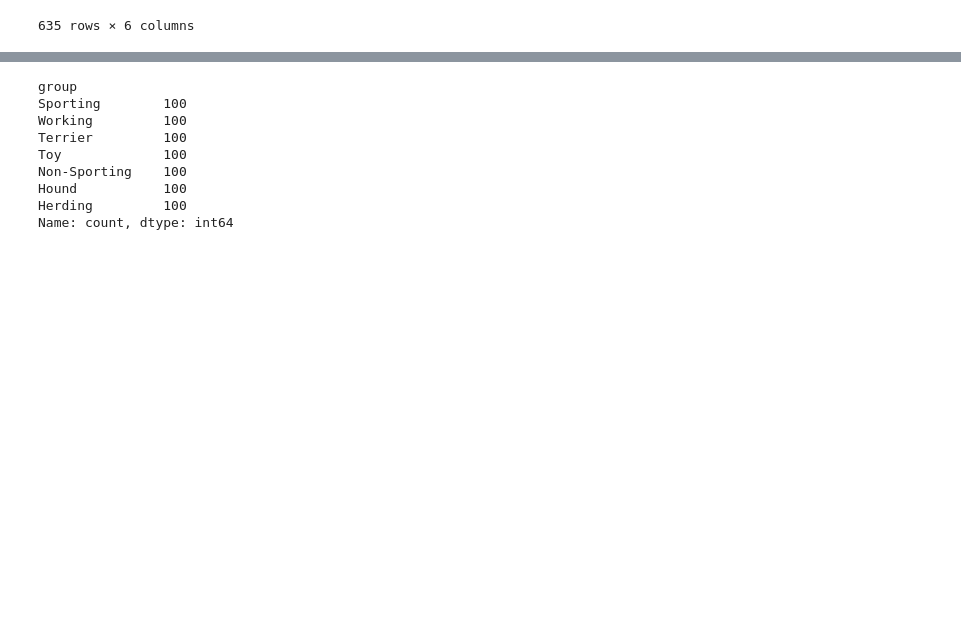
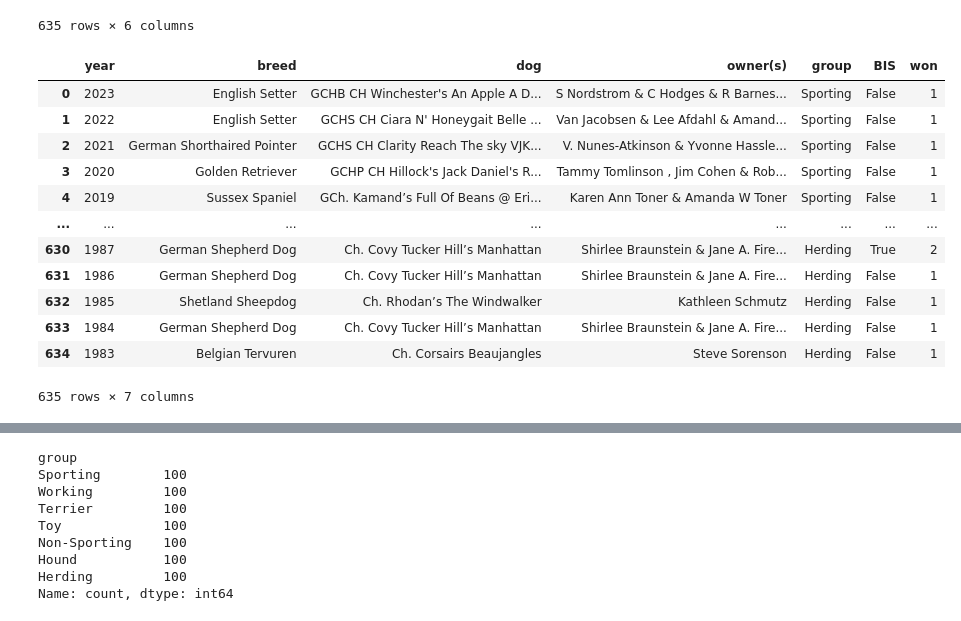
Before and after one commit to freudiandrip/WKC, a Jupyter notebook: WKC_merged.ipynb, the cells around one changed output, grey strips where cells are left out. Saved outputs shown, nothing was run; the diff lists cells and outputs as text; code cells hidden in the pictures; blank space fills up the shorter version.

```diff
--- a/WKC_merged.ipynb
+++ b/WKC_merged.ipynb
@@ -158,6 +158,30 @@ merged_df
 | 633 | 1984 | German Shepherd Dog | Ch. Covy Tucker Hill’s Manhattan | Shirlee Braunstein & Jane A. Fire... | Herding | False |
 | 634 | 1983 | Belgian Tervuren | Ch. Corsairs Beaujangles | Steve Sorenson | Herding | False |
 635 rows × 6 columns
+# %%
+# getting values for heat map
+def heat_mapping(BIS):
+    if BIS:
+        return 2
+    else:
+        return 1
+
+merged_df["won"] = merged_df["BIS"].apply(heat_mapping)
+merged_df
+# %% [output]
+|  | year | breed | dog | owner(s) | group | BIS | won |
+| 0 | 2023 | English Setter | GCHB CH Winchester's An Apple A D... | S Nordstrom & C Hodges & R Barnes... | Sporting | False | 1 |
+| 1 | 2022 | English Setter | GCHS CH Ciara N' Honeygait Belle ... | Van Jacobsen & Lee Afdahl & Amand... | Sporting | False | 1 |
+| 2 | 2021 | German Shorthaired Pointer | GCHS CH Clarity Reach The sky VJK... | V. Nunes-Atkinson & Yvonne Hassle... | Sporting | False | 1 |
+| 3 | 2020 | Golden Retriever | GCHP CH Hillock's Jack Daniel's R... | Tammy Tomlinson , Jim Cohen & Rob... | Sporting | False | 1 |
+| 4 | 2019 | Sussex Spaniel | GCh. Kamand’s Full Of Beans @ Eri... | Karen Ann Toner & Amanda W Toner | Sporting | False | 1 |
+| ... | ... | ... | ... | ... | ... | ... | ... |
+| 630 | 1987 | German Shepherd Dog | Ch. Covy Tucker Hill’s Manhattan | Shirlee Braunstein & Jane A. Fire... | Herding | True | 2 |
+| 631 | 1986 | German Shepherd Dog | Ch. Covy Tucker Hill’s Manhattan | Shirlee Braunstein & Jane A. Fire... | Herding | False | 1 |
+| 632 | 1985 | Shetland Sheepdog | Ch. Rhodan’s The Windwalker | Kathleen Schmutz | Herding | False | 1 |
+| 633 | 1984 | German Shepherd Dog | Ch. Covy Tucker Hill’s Manhattan | Shirlee Braunstein & Jane A. Fire... | Herding | False | 1 |
+| 634 | 1983 | Belgian Tervuren | Ch. Corsairs Beaujangles | Steve Sorenson | Herding | False | 1 |
+635 rows × 7 columns
 # %%
 # uneven groupings for hound + herding
 ## --> split, resize consistently for 1924-2023, merge
```
Also changed, not shown: parts of 3 cells of this notebook, 1 other file.
